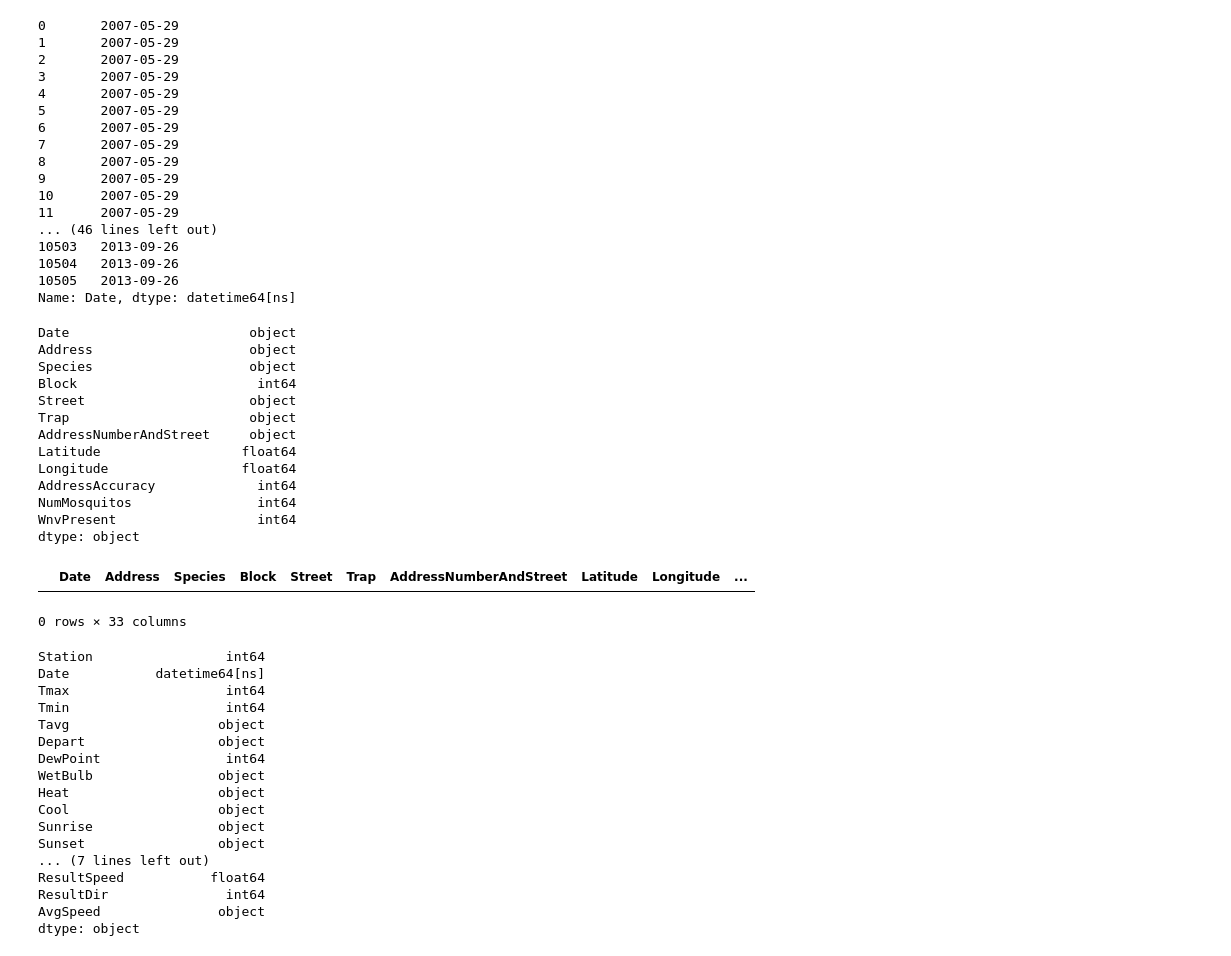
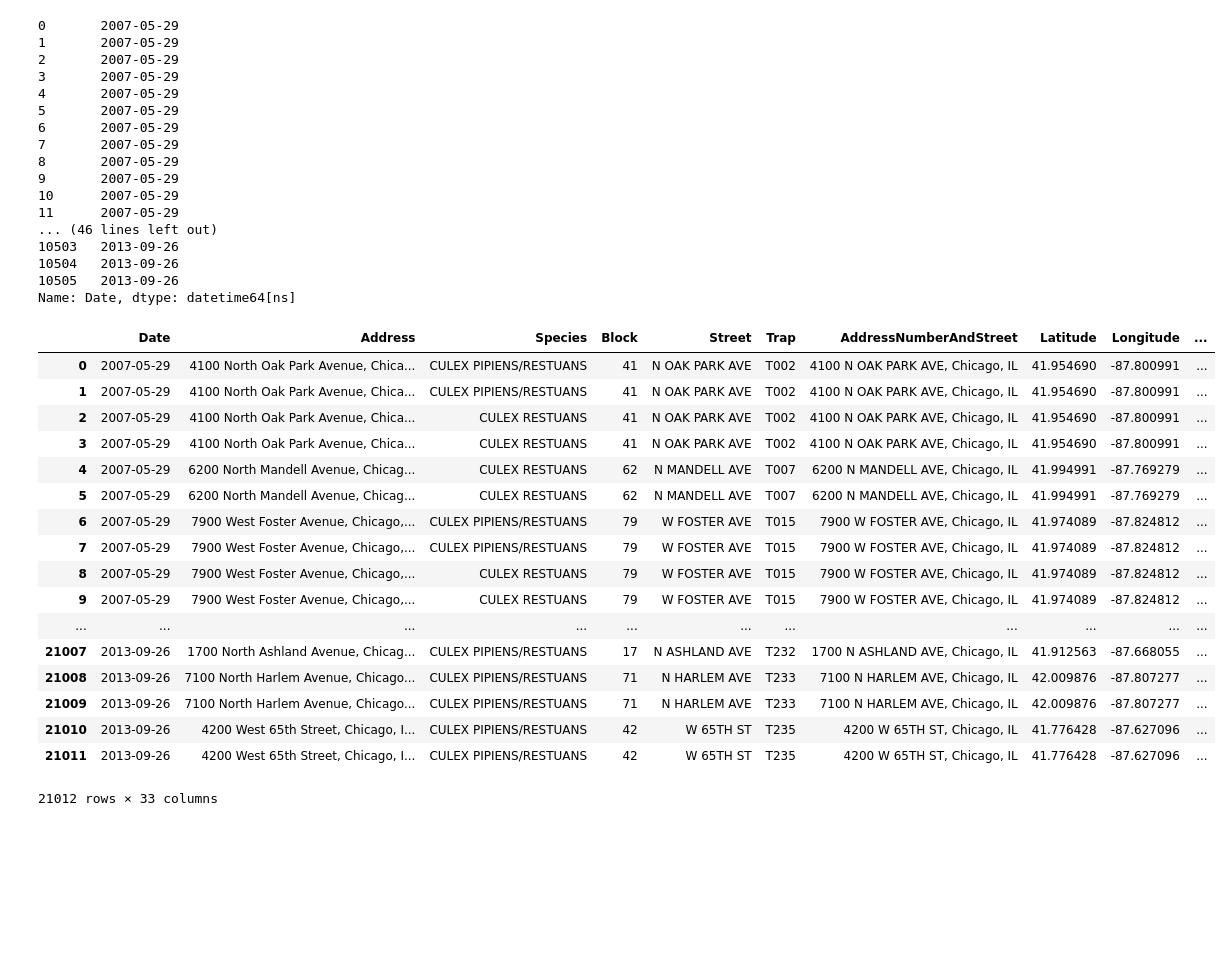
Before and after one commit to rhsu0268/West-Nile-Virus, a Jupyter notebook: Exploratory-Data-Analysis.ipynb, the cells around one changed output. Cells and saved outputs as stored; diff of their text form; code cells hidden in the pictures; blank space fills up the shorter version.

Commit message:
Updated Exploratory-Data-Analysis file

```diff
--- a/Exploratory-Data-Analysis.ipynb
+++ b/Exploratory-Data-Analysis.ipynb
@@ -313,48 +303,28 @@ pd.to_datetime(main_data['Date'])
 10504   2013-09-26
 10505   2013-09-26
 Name: Date, dtype: datetime64[ns]
+# %%
+joined_data = main_data.merge(df, left_on='Date', right_on='Date', how='inner')
+# %%
+joined_data
+# %% [output]
+|  | Date | Address | Species | Block | Street | Trap | AddressNumberAndStreet | Latitude | Longitude | ... |
+| 0 | 2007-05-29 | 4100 North Oak Park Avenue, Chica... | CULEX PIPIENS/RESTUANS | 41 | N OAK PARK AVE | T002 | 4100 N OAK PARK AVE, Chicago, IL | 41.954690 | -87.800991 | ... |
+| 1 | 2007-05-29 | 4100 North Oak Park Avenue, Chica... | CULEX PIPIENS/RESTUANS | 41 | N OAK PARK AVE | T002 | 4100 N OAK PARK AVE, Chicago, IL | 41.954690 | -87.800991 | ... |
+| 2 | 2007-05-29 | 4100 North Oak Park Avenue, Chica... | CULEX RESTUANS | 41 | N OAK PARK AVE | T002 | 4100 N OAK PARK AVE, Chicago, IL | 41.954690 | -87.800991 | ... |
+| 3 | 2007-05-29 | 4100 North Oak Park Avenue, Chica... | CULEX RESTUANS | 41 | N OAK PARK AVE | T002 | 4100 N OAK PARK AVE, Chicago, IL | 41.954690 | -87.800991 | ... |
+| 4 | 2007-05-29 | 6200 North Mandell Avenue, Chicag... | CULEX RESTUANS | 62 | N MANDELL AVE | T007 | 6200 N MANDELL AVE, Chicago, IL | 41.994991 | -87.769279 | ... |
+| 5 | 2007-05-29 | 6200 North Mandell Avenue, Chicag... | CULEX RESTUANS | 62 | N MANDELL AVE | T007 | 6200 N MANDELL AVE, Chicago, IL | 41.994991 | -87.769279 | ... |
+| 6 | 2007-05-29 | 7900 West Foster Avenue, Chicago,... | CULEX PIPIENS/RESTUANS | 79 | W FOSTER AVE | T015 | 7900 W FOSTER AVE, Chicago, IL | 41.974089 | -87.824812 | ... |
+| 7 | 2007-05-29 | 7900 West Foster Avenue, Chicago,... | CULEX PIPIENS/RESTUANS | 79 | W FOSTER AVE | T015 | 7900 W FOSTER AVE, Chicago, IL | 41.974089 | -87.824812 | ... |
+| 8 | 2007-05-29 | 7900 West Foster Avenue, Chicago,... | CULEX RESTUANS | 79 | W FOSTER AVE | T015 | 7900 W FOSTER AVE, Chicago, IL | 41.974089 | -87.824812 | ... |
+| 9 | 2007-05-29 | 7900 West Foster Avenue, Chicago,... | CULEX RESTUANS | 79 | W FOSTER AVE | T015 | 7900 W FOSTER AVE, Chicago, IL | 41.974089 | -87.824812 | ... |
+| ... | ... | ... | ... | ... | ... | ... | ... | ... | ... | ... |
+| 21007 | 2013-09-26 | 1700 North Ashland Avenue, Chicag... | CULEX PIPIENS/RESTUANS | 17 | N ASHLAND AVE | T232 | 1700 N ASHLAND AVE, Chicago, IL | 41.912563 | -87.668055 | ... |
+| 21008 | 2013-09-26 | 7100 North Harlem Avenue, Chicago... | CULEX PIPIENS/RESTUANS | 71 | N HARLEM AVE | T233 | 7100 N HARLEM AVE, Chicago, IL | 42.009876 | -87.807277 | ... |
+| 21009 | 2013-09-26 | 7100 North Harlem Avenue, Chicago... | CULEX PIPIENS/RESTUANS | 71 | N HARLEM AVE | T233 | 7100 N HARLEM AVE, Chicago, IL | 42.009876 | -87.807277 | ... |
+| 21010 | 2013-09-26 | 4200 West 65th Street, Chicago, I... | CULEX PIPIENS/RESTUANS | 42 | W 65TH ST | T235 | 4200 W 65TH ST, Chicago, IL | 41.776428 | -87.627096 | ... |
+| 21011 | 2013-09-26 | 4200 West 65th Street, Chicago, I... | CULEX PIPIENS/RESTUANS | 42 | W 65TH ST | T235 | 4200 W 65TH ST, Chicago, IL | 41.776428 | -87.627096 | ... |
+21012 rows × 33 columns
 # %%
-main_data.dtypes
+joined_data.dtypes
-# %% [output]
-Date                       object
-Address                    object
-Species                    object
-Block                       int64
-Street                     object
-Trap                       object
-AddressNumberAndStreet     object
-Latitude                  float64
-Longitude                 float64
-AddressAccuracy             int64
-NumMosquitos                int64
-WnvPresent                  int64
-dtype: object
-# %%
-# make sure that the date column is the same and called the same (same format and same name)
-# YES
-
-# pandas merge (join) between weather data and mosquito incidence data
-main_data.merge(df, left_on='Date', right_on='Date', how='inner')
-# %% [output]
-|  | Date | Address | Species | Block | Street | Trap | AddressNumberAndStreet | Latitude | Longitude | ... |
-0 rows × 33 columns
-# %%
-df.dtypes
-# %% [output]
-Station                 int64
-Date           datetime64[ns]
-Tmax                    int64
-Tmin                    int64
-Tavg                   object
-Depart                 object
-DewPoint                int64
-WetBulb                object
-Heat                   object
-Cool                   object
-Sunrise                object
-Sunset                 object
-... (7 lines left out)
-ResultSpeed           float64
-ResultDir               int64
-AvgSpeed               object
-dtype: object
```
Also changed, not shown: parts of 3 cells of this notebook.
